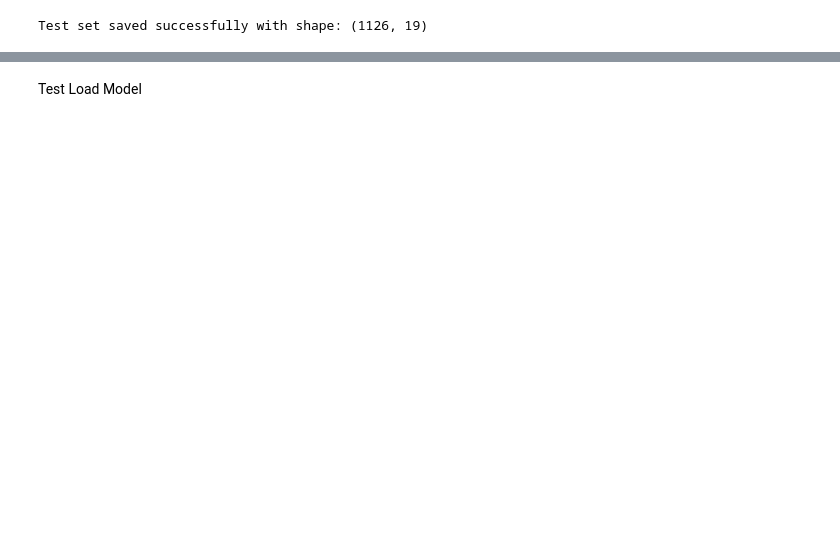
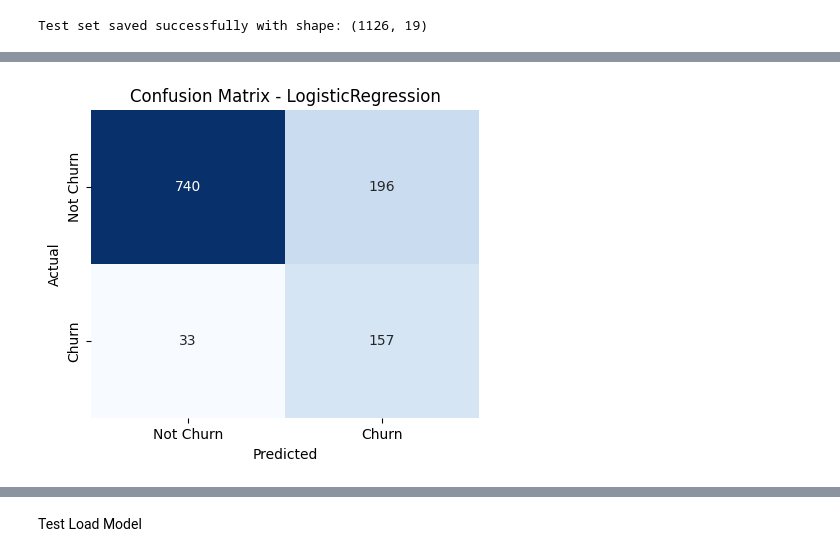
Before and after one commit to hendraronaldi/ecommerce_customer_churn, a Jupyter notebook: model.ipynb, the cells around one changed output, grey strips where cells are left out. Cells and saved outputs as stored; diff of their text form; code cells hidden in the pictures; blank space fills up the shorter version.

```diff
--- a/model.ipynb
+++ b/model.ipynb
@@ -53,12 +53,9 @@ TARGET = 'Churn'
 # CustomerID is not used as features
 df.set_index('CustomerID', inplace=True)
 
-# nominal_features = ['PreferedOrderCat', 'MaritalStatus', 'PreferredLoginDevice', 'PreferredPaymentMode']
 ordinal_features = ['CityTier', 'SatisfactionScore']
-# binary_features = ['Gender'] # 'Complain' already encoded 1 and 0
 numerical_features = ['Tenure', 'WarehouseToHome', 'HourSpendOnApp', 'NumberOfDeviceRegistered', 'NumberOfAddress', 'OrderAmountHikeFromlastYear', 'CouponUsed', 'OrderCount', 'DaySinceLastOrder', 'CashbackAmount']
 categorical_features = ['PreferedOrderCat', 'MaritalStatus', 'PreferredLoginDevice', 'PreferredPaymentMode', 'Gender', 'Complain']
-# gender_categories = [['Male', 'Female']]
 
 # Separate target variable
 X = df.drop(columns=[TARGET])
@@ -90,26 +87,15 @@ ordinal_preprocessor = Pipeline(steps=[
     ('ordinal', OrdinalEncoder())
 ])
 
-# binary_preprocessor = Pipeline(steps=[
-#     ('imputer', SimpleImputer(strategy='most_frequent')),
-#     ('ordinal', OrdinalEncoder(categories=[gender_categories[0]]))
-# ])
-
 # D. Column Transformer
 preprocessor = ColumnTransformer(
     transformers=[
         ('num', numerical_preprocessor, numerical_features),
         ('nominal_cat', nominal_preprocessor, categorical_features),
-        ('ordinal_cat', ordinal_preprocessor, ordinal_features),
-        # ('binary_cat', binary_preprocessor, binary_features)
+        ('ordinal_cat', ordinal_preprocessor, ordinal_features)
     ],
     remainder='passthrough'
 )
-
-# # --- 5. Custom Imputation for Missingness Signal ---
-# for col in ['WarehouseToHome', 'Tenure', 'OrderCount', 'CouponUsed', 'HourSpendOnApp', 'OrderAmountHikeFromlastYear', 'DaySinceLastOrder']:
-#     X_train[f'is_missing_{col}'] = X_train[col].isnull().astype(int)
-#     X_test[f'is_missing_{col}'] = X_test[col].isnull().astype(int)
 
 # --- 6. Apply Preprocessing to Data ---
 X_train_processed = preprocessor.fit_transform(X_train)
@@ -222,0 +202,68 @@ Test set saved successfully with shape: (1126, 19)
+# %%
+import matplotlib.pyplot as plt
+import seaborn as sns
+
+# Import all necessary models and metrics
+from sklearn.linear_model import LogisticRegression
+from sklearn.neighbors import KNeighborsClassifier
+from sklearn.tree import DecisionTreeClassifier
+from sklearn.ensemble import RandomForestClassifier
+from xgboost import XGBClassifier
+from sklearn.metrics import fbeta_score, roc_auc_score, precision_score, recall_score, classification_report, confusion_matrix, make_scorer
+
+# --- Benchmark Models Without Hyperparameter Tuning ---
+print("\n--- Benchmarking Models Without Hyperparameter Tuning ---")
+
+simple_models = {
+    'LogisticRegression': LogisticRegression(random_state=RANDOM_STATE, solver='liblinear'),
+    'KNeighborsClassifier': KNeighborsClassifier(),
+    'DecisionTreeClassifier': DecisionTreeClassifier(random_state=RANDOM_STATE),
+    'RandomForestClassifier': RandomForestClassifier(random_state=RANDOM_STATE),
+    'XGBClassifier': XGBClassifier(random_state=RANDOM_STATE, use_label_encoder=False, eval_metric='logloss')
+}
+
+results_simple = []
+
+for name, model in simple_models.items():
+    print(f"\nTraining {name} (default params)...")
+    model.fit(X_train_resampled, y_train_resampled)
+
+    y_pred = model.predict(X_test_processed)
+    y_pred_proba = model.predict_proba(X_test_processed)[:, 1] if hasattr(model, 'predict_proba') else None
+
+    f2 = fbeta_score(y_test, y_pred, beta=2)
+    roc_auc = roc_auc_score(y_test, y_pred_proba) if y_pred_proba is not None else 'N/A'
+    precision = precision_score(y_test, y_pred, zero_division=0)
+    recall = recall_score(y_test, y_pred, zero_division=0)
+    f3 = fbeta_score(y_test, y_pred, beta=3)
+    f4 = fbeta_score(y_test, y_pred, beta=4)
+    conf_matrix = confusion_matrix(y_test, y_pred)
+
+    results_simple.append({
+        'Model': name,
+        'F2-Score': f2,
+        'ROC-AUC': roc_auc,
+        'F3-Score': f3,
+        'F4-Score': f4,
+        'Precision': precision,
+        'Recall': recall
+    })
+
+    print(f"Classification Report for {name}:\n")
+    print(classification_report(y_test, y_pred, zero_division=0))
+
+    # --- Plot Confusion Matrix ---
+    plt.figure(figsize=(5,4))
+    sns.heatmap(conf_matrix, annot=True, fmt="d", cmap="Blues", cbar=False,
+                xticklabels=["Not Churn", "Churn"],
+                yticklabels=["Not Churn", "Churn"])
+    plt.title(f"Confusion Matrix - {name}")
+    plt.xlabel("Predicted")
+    plt.ylabel("Actual")
+    plt.show()
+
+# --- Results Summary ---
+results_simple_df = pd.DataFrame(results_simple).sort_values(by='F2-Score', ascending=False)
+print("\n--- Simple Models Results Summary (No Tuning, Sorted by F2-Score) ---")
+print(results_simple_df.to_string(index=False))
+# %% [output]
@@ -222,0 +283 @@ Test set saved successfully with shape: (1126, 19)
+[figure, added]
```
Also changed, not shown: parts of 16 cells of this notebook, 1 other file.
